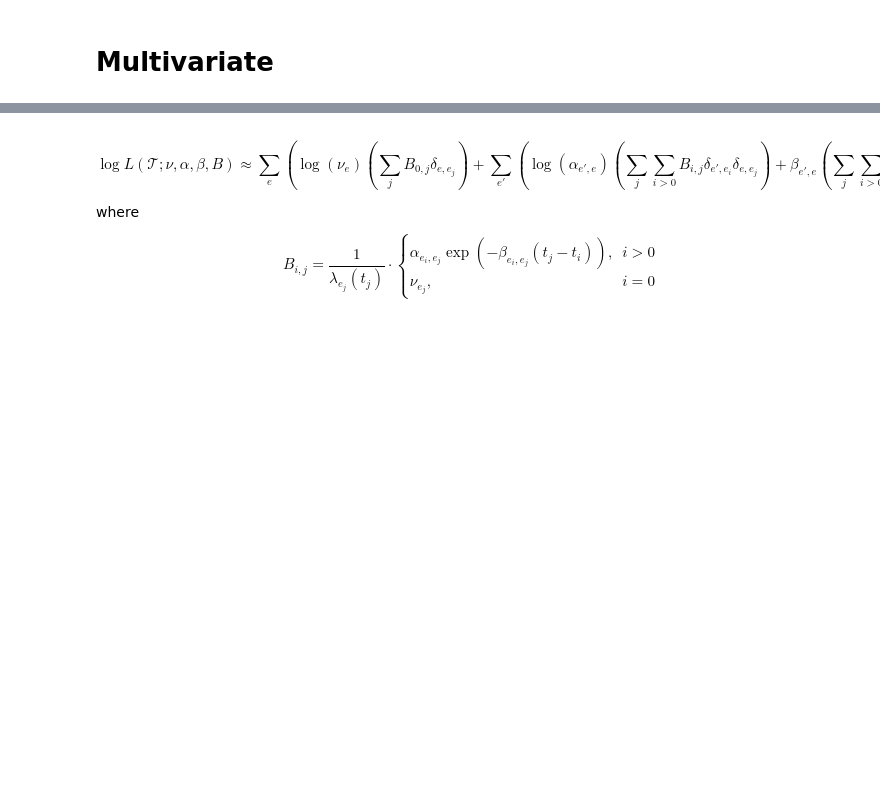
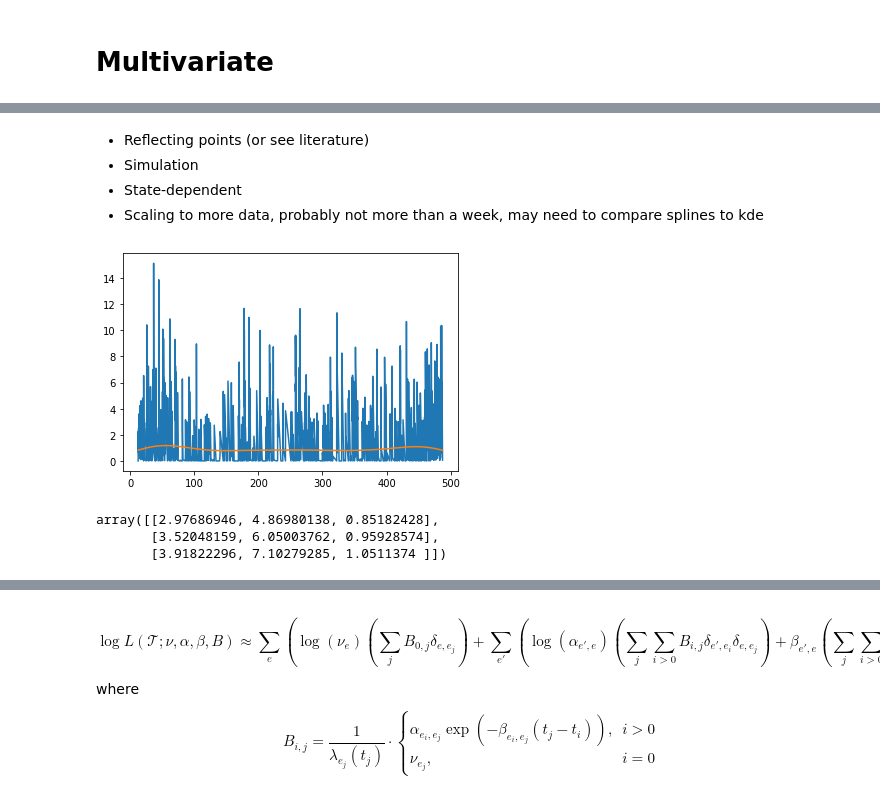
Before and after one commit to odenpetersen/order-book-hawkes, a Jupyter notebook: analysis/Fast EM.ipynb, the cells around one changed output, grey strips where cells are left out. Drawn from its saved outputs; the diff is of its cells as text; code cells hidden in the pictures; blank space fills up the shorter version.

```diff
--- a/analysis/Fast EM.ipynb
+++ b/analysis/Fast EM.ipynb
@@ -136,2 +216,5 @@ def em(times, T=None, iters=100):
 
     return nu,alpha,beta
+# %%
+import mpoints.hybrid_hawkes_exp
+model = mpoints.hybrid_hawkes_exp.HybridHawkesExp(1,1,[0],[0])
@@ -138 +238,11 @@ def em(times, T=None, iters=100):
+# %%
+model.base_rates = np.array([0.5],dtype=np.float64)
+model.impact_coefficients = np.array([[[1]]],dtype=np.float64)
+model.decay_coefficients = np.array([[[2]]],dtype=np.float64)
+model.transition_probabilities = np.array([[[1]]],dtype=np.float64)
+
+samples = np.array([em(model.simulate(0,500)[0],iters=5) for _ in tqdm.trange(100,position=0,leave=True)])
+
+for i,var in enumerate((model.base_rates, model.impact_coefficients, model.decay_coefficients)):
+    print(np.quantile(samples[:,i],[0.025,0.5,0.975]), var)
 # %%
@@ -161,0 +292,39 @@ expected_number_events, len(times)
+# %% [markdown]
+- Reflecting points (or see literature)
+- Simulation
+- State-dependent
+- Scaling to more data, probably not more than a week, may need to compare splines to kde
+# %%
+import jax.flatten_util
+
+
+def get_samples():
+    parents = (lambda x : 500*0.5*(1+np.sin(0.8*(x-0.5)*np.pi)))(np.random.uniform(size=500))
+    samples = set(parents)
+    #plt.plot(sorted(samples),np.arange(len(samples)))
+    a,b=5,6
+    while True:
+        increments = np.random.uniform(size=len(parents))
+        children = (parents + -(1/b)*np.log(a/(b*np.log(increments)+a)))[increments>np.exp(-a/b)]
+        children = children[children<500]
+        samples = samples.union(set(children))
+        if len(children)==0:
+            break
+        parents = children
+    samples = np.array(sorted(samples))
+    return samples
+
+kernel = CompositeKernel([ExponentialHawkesKernel(1.0,1.0),SmoothingKernel(1.0)])
+def parametric_bootstrap():
+    samples = get_samples()
+    kernel.em(0,500,samples)
+    return jax.flatten_util.ravel_pytree(kernel.get_params())[0]
+
+example_points = get_samples()
+kernel.em(0,500,example_points)
+plt.plot(example_points,kernel.components[0].get_intensities(0,500,example_points))
+plt.plot(example_points,kernel.components[1].get_intensities(0,500,example_points))
+
+plt.show()
+# %% [output]
+[figure, added]
@@ -161,0 +333,6 @@ expected_number_events, len(times)
+# %%
+np.quantile(samples,[0.025,0.5,0.975],axis=0)
+# %% [output]
+array([[2.97686946, 4.86980138, 0.85182428],
+       [3.52048159, 6.05003762, 0.95928574],
+       [3.91822296, 7.10279285, 1.0511374 ]])
```
Also changed, not shown: parts of 114 cells of this notebook, 14 other files.
